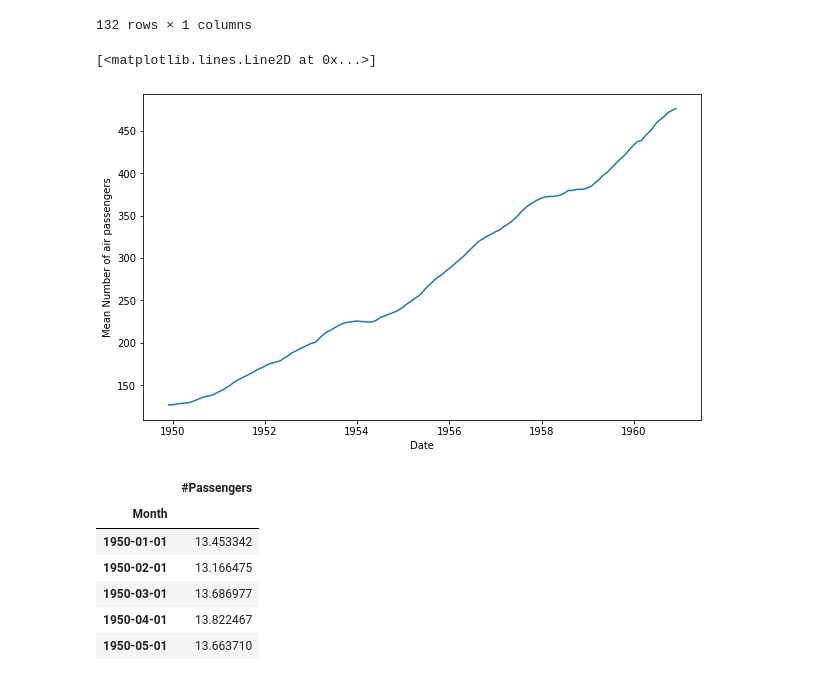
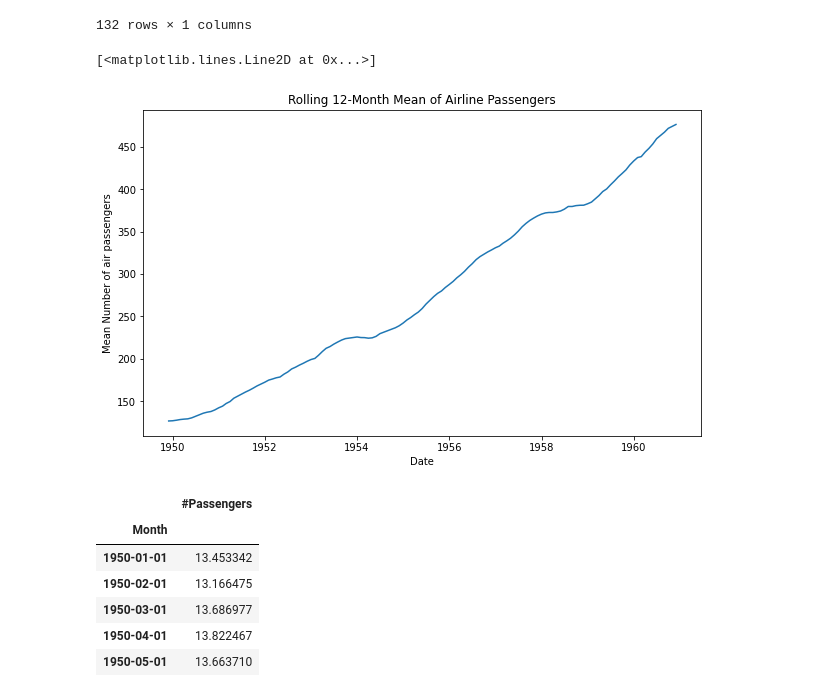
Before and after one commit to dray89/AirlinePassengers, a Jupyter notebook: AirlinePassengers.ipynb, the cells around one changed output. Cells and saved outputs as stored; diff of their text form; code cells hidden in the pictures.

```diff
--- a/AirlinePassengers.ipynb
+++ b/AirlinePassengers.ipynb
@@ -74,10 +75,11 @@ rolmean[12:]
 # %%
 plt.xlabel('Date')
 plt.ylabel('Mean Number of air passengers')
+plt.title('Rolling 12-Month Mean of Airline Passengers')
 plt.plot(rolmean)
 # %% [output]
 [<matplotlib.lines.Line2D at 0x...>]
-[figure, old version]
+[figure, new version]
 # %%
 # The standard deviation is also increasing over all over time and
 # fluctuates up and down between years.
```
Also changed, not shown: parts of 22 cells of this notebook.
